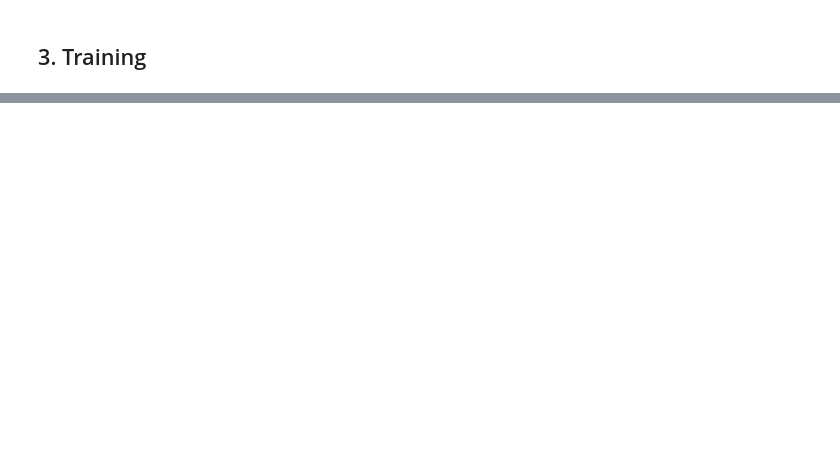
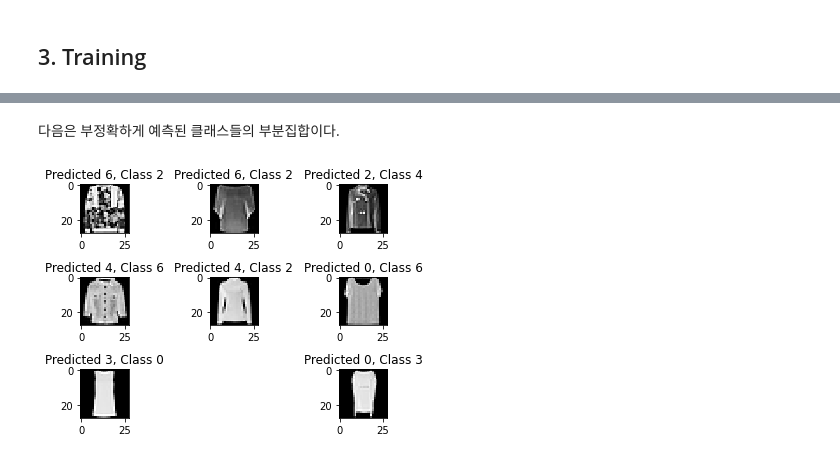
Before and after one commit to CoodingPenguin/kaggle-newbie, a Jupyter notebook: 7_fashion-mnist/2_cnn-with-keras_bugraokcu/1_cnn-with-keras_bugraokcu_2020-09-10.ipynb, the cells around one changed output, grey strips where cells are left out. Saved outputs shown, nothing was run; the diff lists cells and outputs as text; code cells hidden in the pictures; blank space fills up the shorter version.

```diff
--- a/7_fashion-mnist/2_cnn-with-keras_bugraokcu/1_cnn-with-keras_bugraokcu_2020-09-10.ipynb
+++ b/7_fashion-mnist/2_cnn-with-keras_bugraokcu/1_cnn-with-keras_bugraokcu_2020-09-10.ipynb
@@ -141,0 +230,10 @@ import matplotlib.pyplot as plt
+# %% [markdown]
+다음은 부정확하게 예측된 클래스들의 부분집합이다.
+# %%
+for i, incorrect in enumerate(incorrects[:9]):
+    plt.subplot(3, 3, i+1)
+    plt.imshow(X_test[incorrect].reshape(28, 28), cmap='gray', interpolation='none')
+    plt.title('Predicted {}, Class {}'.format(predicted_classes[incorrect], y_true[incorrect]))
+    plt.tight_layout()
+# %% [output]
+[figure, added]
```
Also changed, not shown: parts of 23 cells of this notebook, 1 other file.
